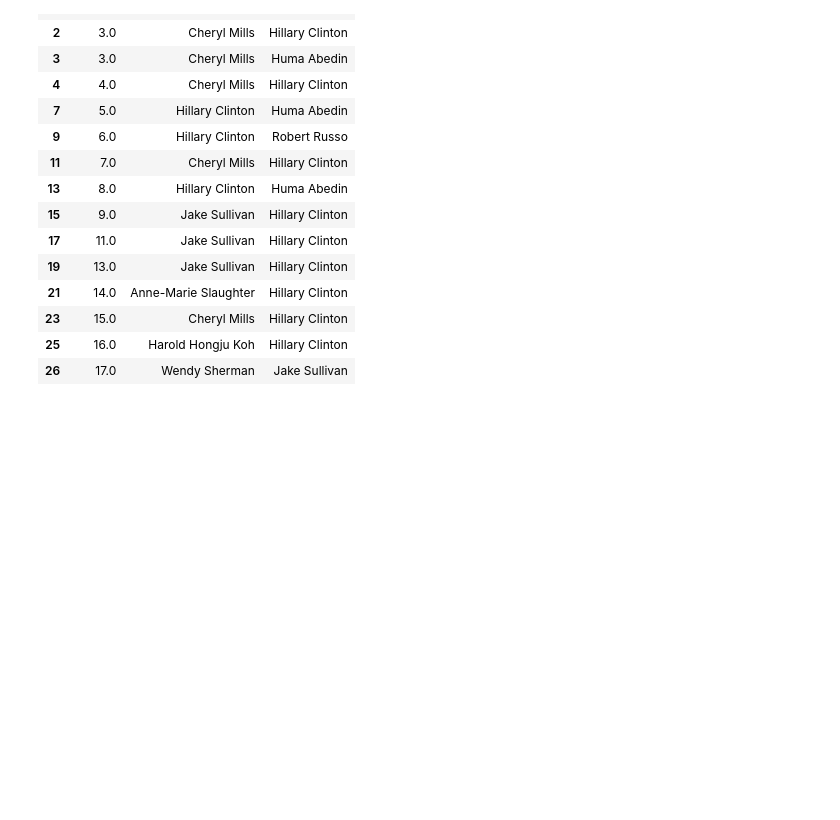
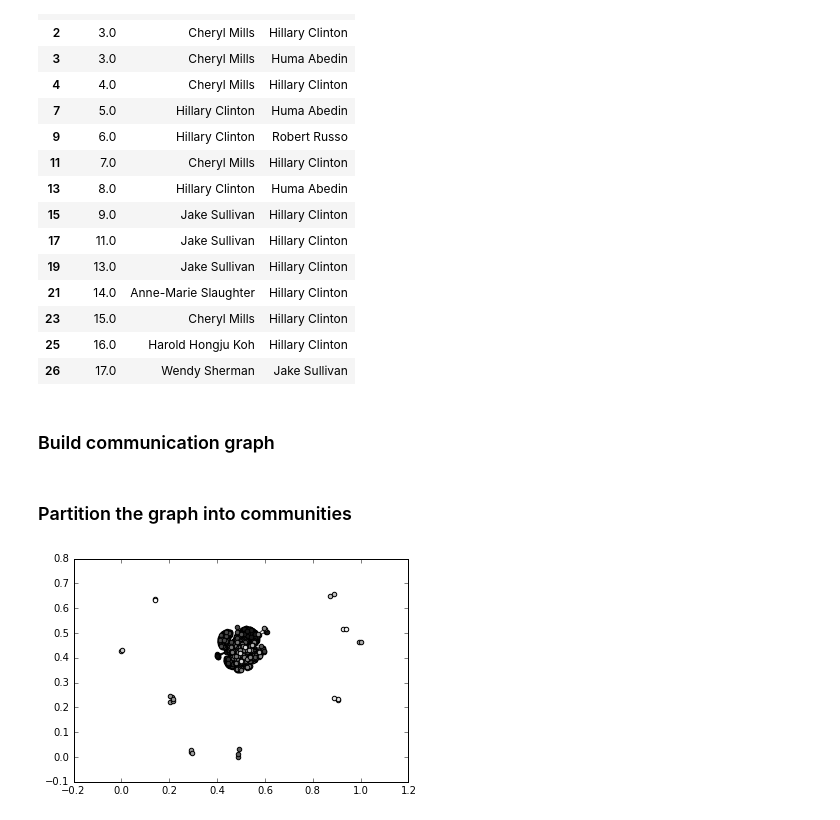
Before and after one commit to BeforeRain/ADA-homework, a Jupyter notebook: 05 - Taming Text/HW05-BONUS.ipynb, the cells around one changed output. Cells and saved outputs as stored; diff of their text form; code cells hidden in the pictures; blank space fills up the shorter version.

```diff
--- a/05 - Taming Text/HW05-BONUS.ipynb
+++ b/05 - Taming Text/HW05-BONUS.ipynb
@@ -327,3 +338,38 @@ df_graph_clean_nodes.head(15)
 | 23 | 15.0 | Cheryl Mills | Hillary Clinton |
 | 25 | 16.0 | Harold Hongju Koh | Hillary Clinton |
 | 26 | 17.0 | Wendy Sherman | Jake Sullivan |
+# %% [markdown]
+### Build communication graph
+# %%
+persons = set()
+for email_id, row in df_graph.iterrows():
+    persons.add(row.Author)
+    persons.add(row.Receiver)
+# %%
+G = nx.Graph()
+G.add_nodes_from(persons)
+# %%
+for email_id, row in df_graph.iterrows():
+    G.add_edge(row.Author, row.Receiver)
+# %% [markdown]
+### Partition the graph into communities
+# %%
+#first compute the best partition
+partition = community.best_partition(G)
+
+#drawing
+size = float(len(set(partition.values())))
+pos = nx.spring_layout(G)
+count = 0.
+for com in set(partition.values()) :
+    count = count + 1.
+    list_nodes = [nodes for nodes in partition.keys()
+                                if partition[nodes] == com]
+    nx.draw_networkx_nodes(G, pos, list_nodes, node_size = 20,
+                                node_color = str(count / size))
+
+
+nx.draw_networkx_edges(G,pos, alpha=0.5)
+plt.show()
+# %% [output]
+[figure, added]
```
Also changed, not shown: parts of 14 cells of this notebook.
